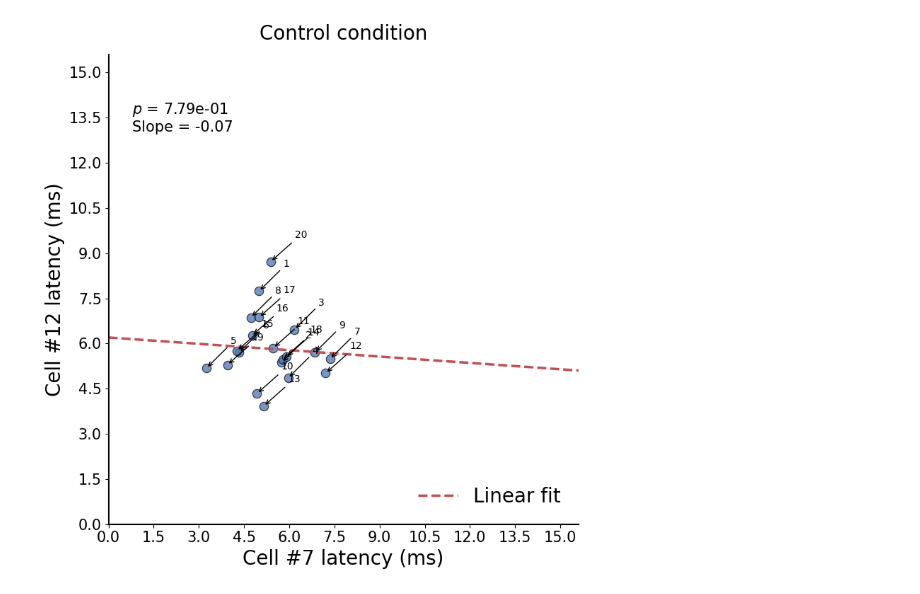
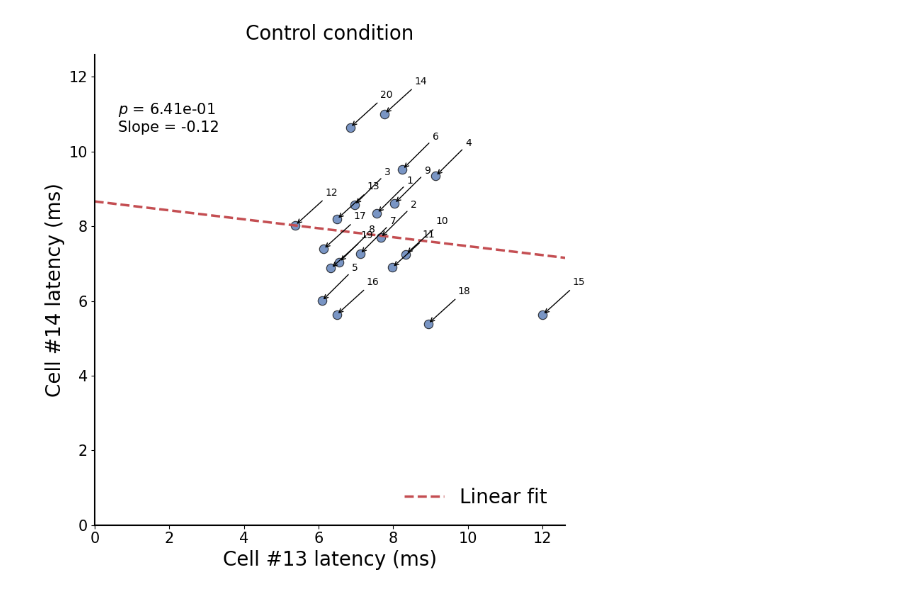
Before and after one commit to TianchengXu0420/ZDA_Adventure, a Jupyter notebook: GapJunction.ipynb, the cells around one changed output. Drawn from its saved outputs; the diff is of its cells as text; code cells hidden in the pictures.

```diff
--- a/GapJunction.ipynb
+++ b/GapJunction.ipynb
@@ -360,10 +431,22 @@ print('Before adding blocker:')
 count = 0
 for i in range(n_cells-1):
     for j in range(i+1, n_cells):
+        delete = []
+        for k in range(cell_trace.shape[1]):
+            a = maps.Half_Amp_Latency_2(Trace=cell_trace[i][k], startPt=startPt, numPt=numPt)
+            b = maps.Half_Amp_Latency_3(Trace=cell_trace[i][k], startPt=startPt, numPt=numPt)
+            c = maps.Half_Amp_Latency_2(Trace=cell_trace[j][k], startPt=startPt, numPt=numPt)
+            d = maps.Half_Amp_Latency_3(Trace=cell_trace[j][k], startPt=startPt, numPt=numPt)
+
+            if a!=b or c!=d:
+                delete.append(k)
+
+        cell_1_delete = np.delete(cell_latency[i], delete)
+        cell_2_delete = np.delete(cell_latency[j], delete)
 
         dist = np.sqrt((index_1[i][0] - index_1[j][0])**2 + (index_1[i][1] - index_1[j][1])**2) * 6
-        Slope, _, CC, pValue, _ = linregress(cell_latency[i], cell_latency[j])
-        differ = np.abs(np.mean(cell_latency[i] - cell_latency[j]))
+        Slope, _, CC, pValue, _ = linregress(cell_1_delete, cell_2_delete)
+        differ = np.abs(np.mean(cell_1_delete - cell_2_delete))
         if pValue <=0.05 and Slope > 0:
             count = count + 1
             print('Neuron', i+1, 'and Neuron', j+1, 'are correlated with a positive slope, the P-Value is:',
@@ -379,9 +462,22 @@ count = 0
 for i in range(n_cells_Q-1):
     for j in range(i+1, n_cells_Q):
 
+        delete = []
+        for k in range(cell_trace.shape[1]):
+            a = maps.Half_Amp_Latency_2(Trace=cell_trace_Q[i][k], startPt=startPt, numPt=numPt)
+            b = maps.Half_Amp_Latency_3(Trace=cell_trace_Q[i][k], startPt=startPt, numPt=numPt)
+            c = maps.Half_Amp_Latency_2(Trace=cell_trace_Q[j][k], startPt=startPt, numPt=numPt)
+            d = maps.Half_Amp_Latency_3(Trace=cell_trace_Q[j][k], startPt=startPt, numPt=numPt)
+
+            if a!=b or c!=d:
+                delete.append(k)
+
+        cell_1_delete = np.delete(cell_latency_Q[i], delete)
+        cell_2_delete = np.delete(cell_latency_Q[j], delete)
+
         dist = np.sqrt((index_2[i][0] - index_2[j][0])**2 + (index_2[i][1] - index_2[j][1])**2) * 6
-        Slope, _, CC, pValue, _ = linregress(cell_latency_Q[i], cell_latency_Q[j])
-        differ = np.abs(np.mean(cell_latency_Q[i] - cell_latency_Q[j]))
+        Slope, _, CC, pValue, _ = linregress(cell_1_delete, cell_2_delete)
+        differ = np.abs(np.mean(cell_1_delete - cell_2_delete))
         if pValue <=0.05 and Slope > 0:
             count = count + 1
             print('Neuron', i+1, 'and Neuron', j+1, 'are correlated with a positive slope, the P-Value is:',
@@ -410,7 +511,7 @@ Totally 4 pairs.
 # %%
 # Cells' Number
-cell_1 = 7
-cell_2 = 12
+cell_1 = 13
+cell_2 = 14
 
 # regression
 x_data = cell_latency[cell_1-1]
@@ -433,37 +534,37 @@ for i, txt in enumerate(text):
 ax.plot(x_fit, y_fit, color='#C44E52', linewidth=2.5, linestyle = '--', label='Linear fit')
 
 # AXIS
-ax.set_xlim(0, 15.6)
-ax.set_ylim(0, 15.6)
+ax.set_xlim(0, 12.6)
+ax.set_ylim(0, 12.6)
 
-ax.set_xticks(np.arange(0, 15.6, 1.5))
-ax.set_yticks(np.arange(0, 15.6, 1.5))
+ax.set_xticks(np.arange(0, 12.6, 2.0))
+ax.set_yticks(np.arange(0, 12.6, 2.0))
 
 ax.tick_params(labelsize=15)
 
 ax.set_xlabel(f'Cell #{cell_1} latency (ms)', fontsize=20)
 
 ax.set_ylabel(f'Cell #{cell_2} latency (ms)', fontsize=20)
 
 # equal aspect
 ax.set_aspect('equal')
 
 # STATS BOX
 stats_text = (f'$p$ = {pvalue:.2e}\n'f'Slope = {slope:.2f}')
 ax.text(0.05, 0.9, stats_text, transform=ax.transAxes, fontsize=15, va='top', bbox=dict(facecolor='white', alpha=0.85, edgecolor='none'))
 
 # STYLE
 ax.spines['top'].set_visible(False)
 ax.spines['right'].set_visible(False)
 
 ax.spines['left'].set_linewidth(1.5)
 ax.spines['bottom'].set_linewidth(1.5)
 
 ax.legend(frameon=False, fontsize=20, loc='lower right')
 
 ax.set_title(f'Control condition', fontsize=20, pad=15)
 
 plt.tight_layout()
 plt.show()
 # %% [output]
-[figure, old version]
+[figure, new version]
```
Also changed, not shown: parts of 22 cells of this notebook.
